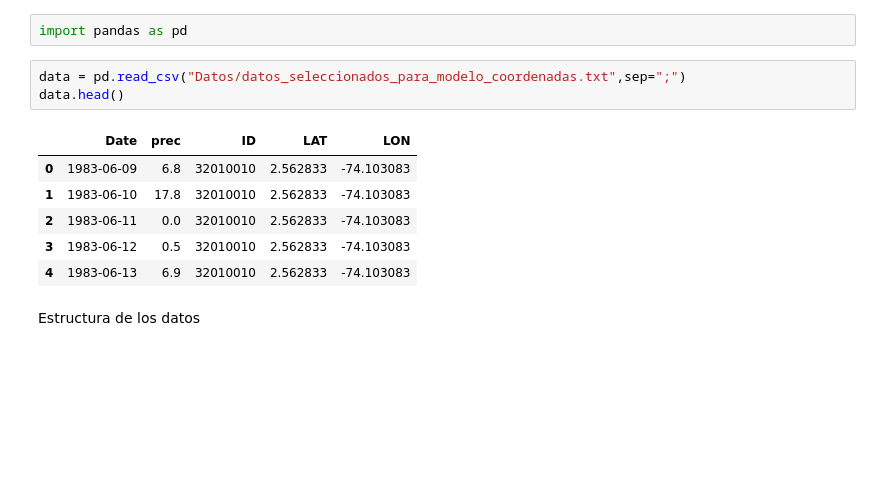
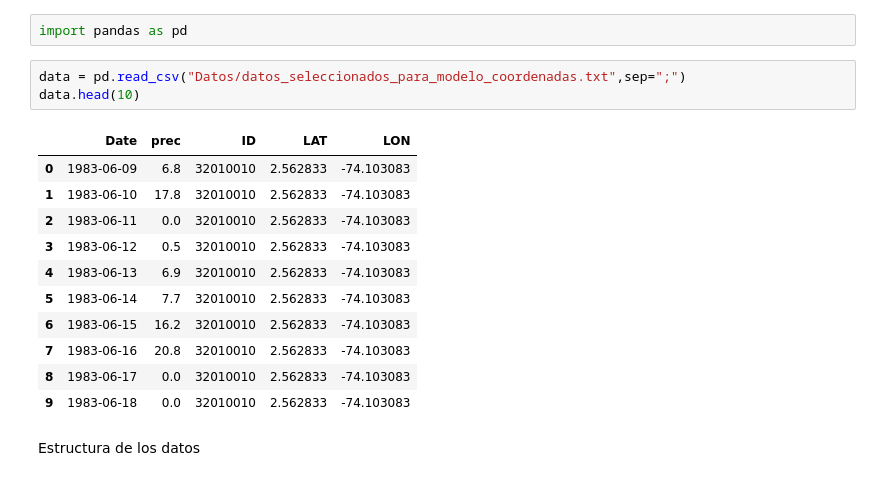
Before and after one commit to Ronaldoh99/Proyecto_mod_precipitacion, a Jupyter notebook: Codigos de Python/NoteNook_model_KNN.ipynb, the cells around one changed output. Drawn from its saved outputs; the diff is of its cells as text; blank space fills up the shorter version.

```diff
--- a/Codigos de Python/NoteNook_model_KNN.ipynb
+++ b/Codigos de Python/NoteNook_model_KNN.ipynb
@@ -131,14 +202,19 @@ print(imputed_data)
 import pandas as pd
 # %%
 data = pd.read_csv("Datos/datos_seleccionados_para_modelo_coordenadas.txt",sep=";")
-data.head()
+data.head(10)
 # %% [output]
 |  | Date | prec | ID | LAT | LON |
 | 0 | 1983-06-09 | 6.8 | 32010010 | 2.562833 | -74.103083 |
 | 1 | 1983-06-10 | 17.8 | 32010010 | 2.562833 | -74.103083 |
 | 2 | 1983-06-11 | 0.0 | 32010010 | 2.562833 | -74.103083 |
 | 3 | 1983-06-12 | 0.5 | 32010010 | 2.562833 | -74.103083 |
 | 4 | 1983-06-13 | 6.9 | 32010010 | 2.562833 | -74.103083 |
+| 5 | 1983-06-14 | 7.7 | 32010010 | 2.562833 | -74.103083 |
+| 6 | 1983-06-15 | 16.2 | 32010010 | 2.562833 | -74.103083 |
+| 7 | 1983-06-16 | 20.8 | 32010010 | 2.562833 | -74.103083 |
+| 8 | 1983-06-17 | 0.0 | 32010010 | 2.562833 | -74.103083 |
+| 9 | 1983-06-18 | 0.0 | 32010010 | 2.562833 | -74.103083 |
 # %% [markdown]
 Estructura de los datos
 # %%
```
Also changed, not shown: parts of 73 cells of this notebook.
